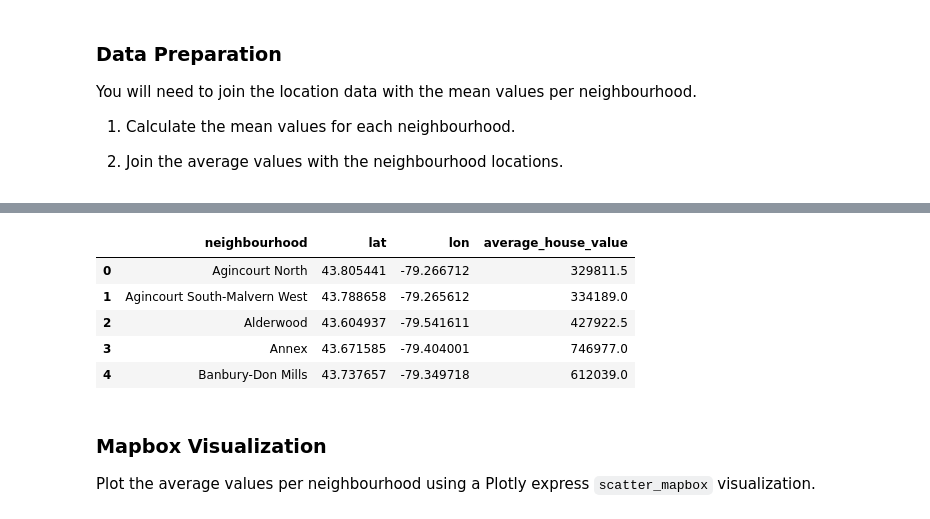
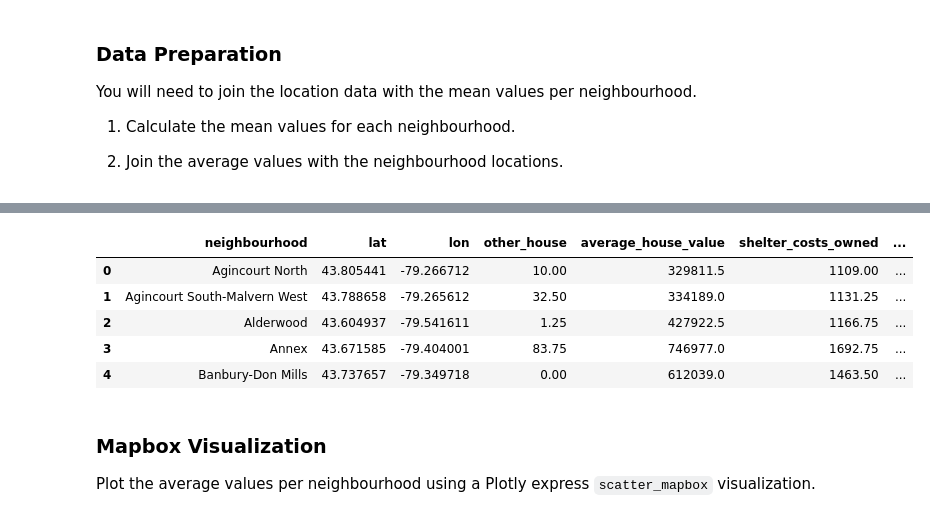
Before and after one commit to JessicaDeCunha/PyViz, a Jupyter notebook: Notebooks/rental_analysis.ipynb, the cells around one changed output, grey strips where cells are left out. Cells and saved outputs as stored; diff of their text form; code cells hidden in the pictures.

```diff
--- a/Notebooks/rental_analysis.ipynb
+++ b/Notebooks/rental_analysis.ipynb
@@ -274,5 +277,5 @@ In this section, you will use Plotly express to a couple of plots that investors
 # %%
-to_data = pd.read_csv(file_path, index_col="year")
+to_data.reset_index(level=0, inplace=True)
 fig = px.bar(
     to_data,
     x="neighbourhood",
@@ -285,8 +288,9 @@ fig = px.bar(
        'apartment_five_storeys_less',
        'other_house'
       ],
+
     color="average_house_value",
-   # facet_row='year'
+    facet_row = 'year',
 )
 fig.show()
 # %% [markdown]
@@ -365,17 +361,17 @@ df_neigbourhoods.head()
 # %%
 # Join the average values with the neighbourhood locations
 
 all_neighbourhoods = pd.merge(df_neighbourhood_locations, df_neigbourhoods, on = 'neighbourhood')
 all_neighbourhoods = all_neighbourhoods.drop(all_neighbourhoods.iloc[:,3:11], axis = 1)
-all_neighbourhoods = all_neighbourhoods.drop(all_neighbourhoods.iloc[:,4:6], axis = 1)
+#all_neighbourhoods = all_neighbourhoods.drop(all_neighbourhoods.iloc[:,4], axis = 1)
 all_neighbourhoods.head()
 # %% [output]
-|  | neighbourhood | lat | lon | average_house_value |
-| 0 | Agincourt North | 43.805441 | -79.266712 | 329811.5 |
-| 1 | Agincourt South-Malvern West | 43.788658 | -79.265612 | 334189.0 |
-| 2 | Alderwood | 43.604937 | -79.541611 | 427922.5 |
-| 3 | Annex | 43.671585 | -79.404001 | 746977.0 |
-| 4 | Banbury-Don Mills | 43.737657 | -79.349718 | 612039.0 |
+|  | neighbourhood | lat | lon | other_house | average_house_value | shelter_costs_owned | ... |
+| 0 | Agincourt North | 43.805441 | -79.266712 | 10.00 | 329811.5 | 1109.00 | ... |
+| 1 | Agincourt South-Malvern West | 43.788658 | -79.265612 | 32.50 | 334189.0 | 1131.25 | ... |
+| 2 | Alderwood | 43.604937 | -79.541611 | 1.25 | 427922.5 | 1166.75 | ... |
+| 3 | Annex | 43.671585 | -79.404001 | 83.75 | 746977.0 | 1692.75 | ... |
+| 4 | Banbury-Don Mills | 43.737657 | -79.349718 | 0.00 | 612039.0 | 1463.50 | ... |
 # %% [markdown]
 ### Mapbox Visualization
 
```
Also changed, not shown: parts of 7 cells of this notebook, 8 other files.
